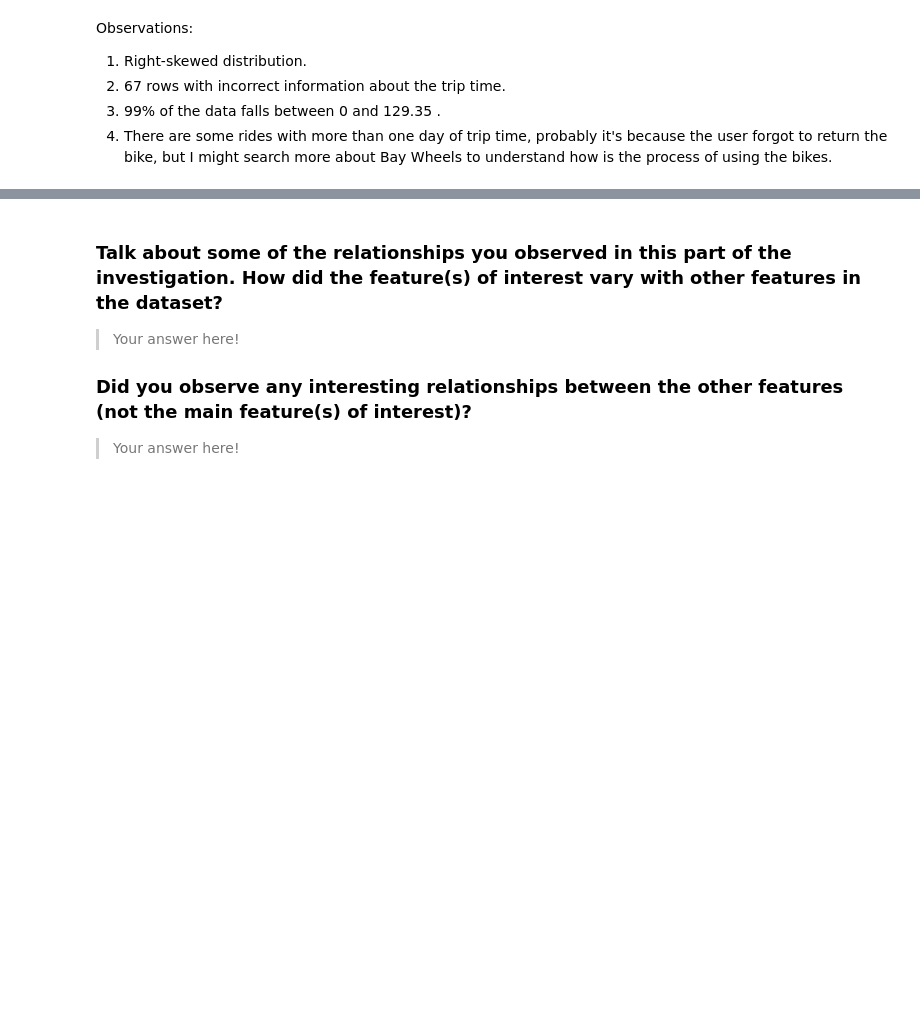
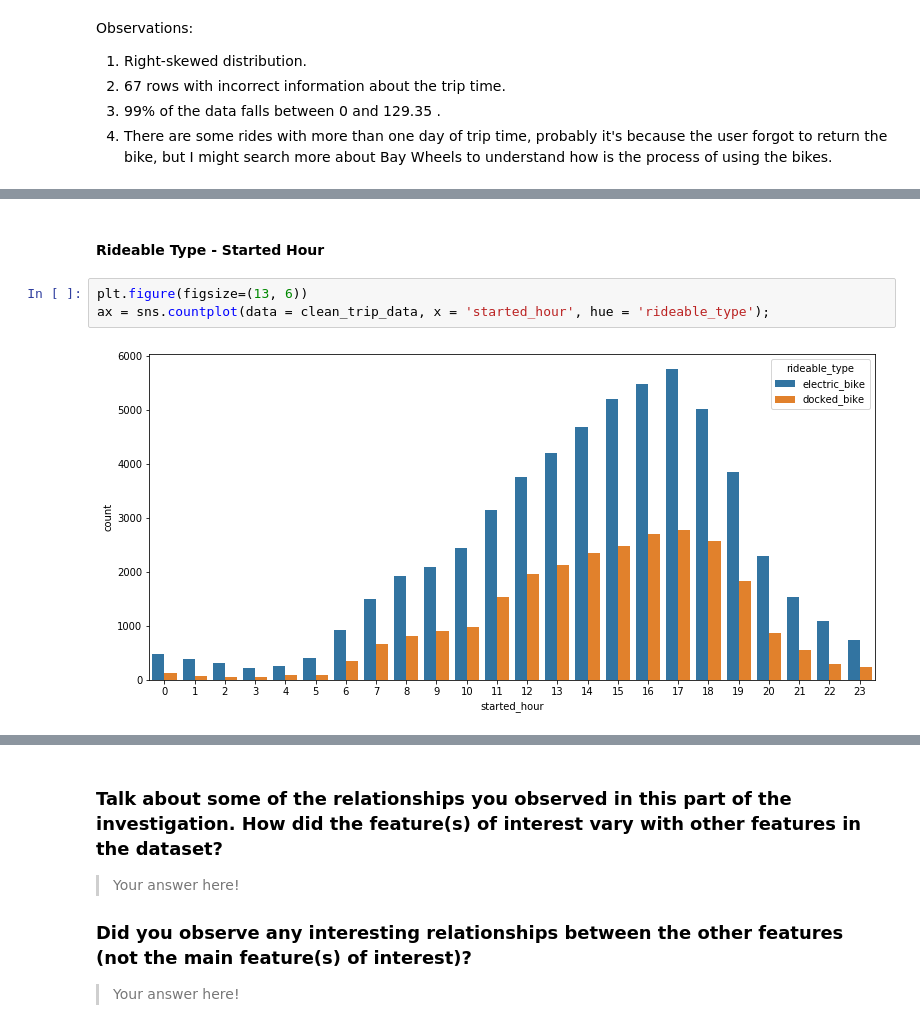
Before and after one commit to Nevesgmd/bay-wheels-data-analysis, a Jupyter notebook: exploration.ipynb, the cells around one changed output, grey strips where cells are left out. Saved outputs shown, nothing was run; the diff lists cells and outputs as text; blank space fills up the shorter version.

```diff
--- a/exploration.ipynb
+++ b/exploration.ipynb
@@ -460,0 +475,7 @@ fashion in the previous section (univariate exploration).
+# %% [markdown]
+#### Rideable Type - Started Hour
+# %%
+plt.figure(figsize=(13, 6))
+ax = sns.countplot(data = clean_trip_data, x = 'started_hour', hue = 'rideable_type');
+# %% [output]
+[figure, added]
```
Also changed, not shown: parts of 46 cells of this notebook.
